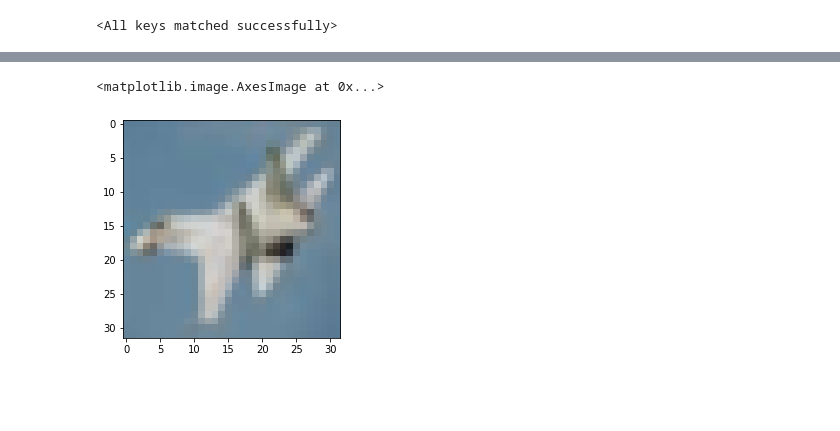
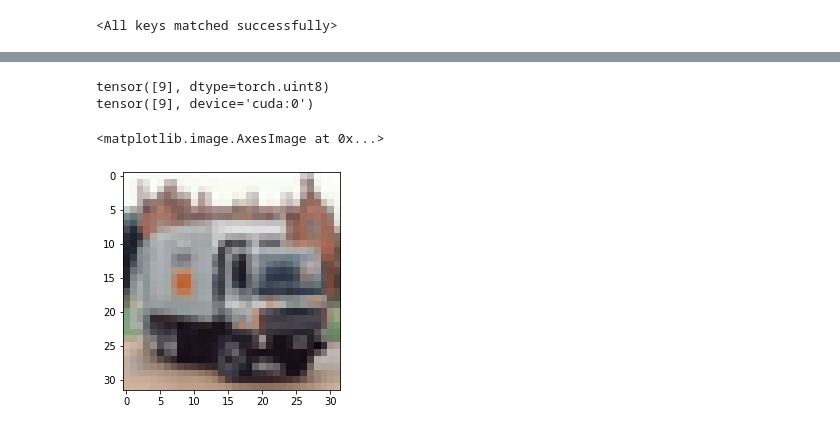
Before and after one commit to ngcthanh2903/pytorch, a Jupyter notebook: cifar10torchGPU.ipynb, the cells around one changed output, grey strips where cells are left out. Cells and saved outputs as stored; diff of their text form; code cells hidden in the pictures; blank space fills up the shorter version.

```diff
--- a/cifar10torchGPU.ipynb
+++ b/cifar10torchGPU.ipynb
@@ -229,6 +233,14 @@ tensor([9], device='cuda:0')
-# %%
-
-plt.imshow(test.to(torch.uint8).numpy().reshape(32,32,3))
-# %% [output]
-<matplotlib.image.AxesImage at 0x...>
-[figure, removed]
+# %%
+
+import matplotlib.pyplot as plt
+test = x_test[11].reshape(1,3,32,32)
+print(y_test[11])
+test.shape
+test = test.type(torch.cuda.FloatTensor)
+print(torch.argmax(model(test),dim=1))#.dtype)
+plt.imshow(test.to(torch.uint8).cpu().numpy().reshape(32,32,3))
+# %% [output]
+tensor([9], dtype=torch.uint8)
+tensor([9], device='cuda:0')
+<matplotlib.image.AxesImage at 0x...>
+[figure, added]
```
Also changed, not shown: parts of 6 cells of this notebook.
